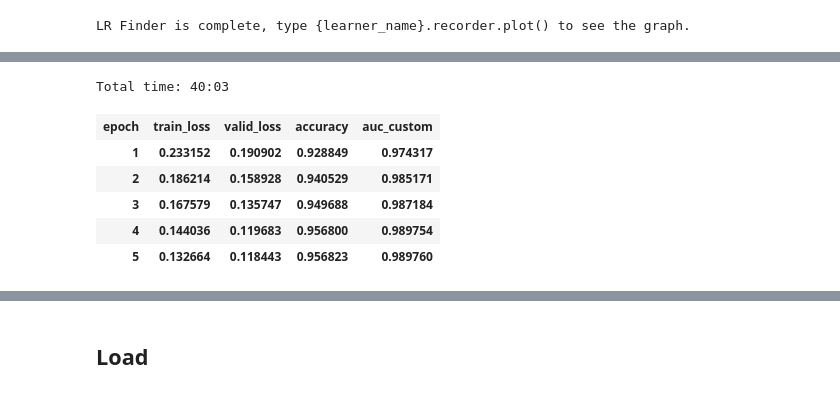
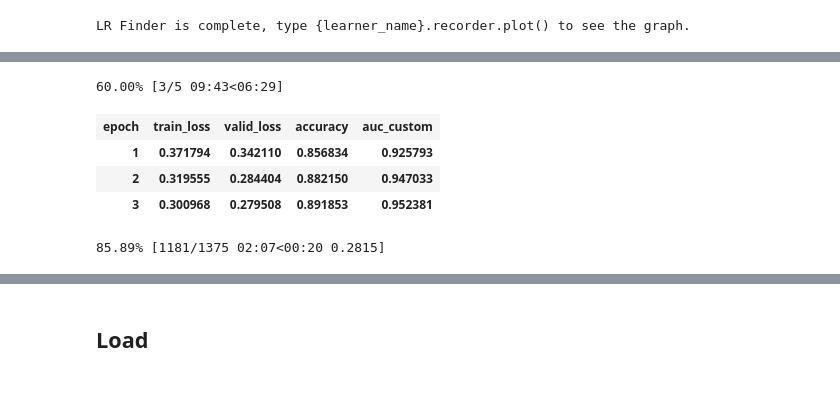
Before and after one commit to ChristophNeuner/Histopathologic-Cancer-Detection, a Jupyter notebook: hcd.ipynb, the cells around one changed output, grey strips where cells are left out. Cells and saved outputs as stored; diff of their text form; code cells hidden in the pictures.

```diff
--- a/hcd.ipynb
+++ b/hcd.ipynb
@@ -47,10 +44,21 @@ bs = 128
+# %%
+sz = 48
+bs = 128
 # %% [markdown]
 # Data
+# %%
+tfms = ([crop(size=sz),
+      RandTransform(tfm=TfmAffine (dihedral_affine), kwargs={}, p=1.0, resolved={}, do_run=True, is_random=True),
+      RandTransform(tfm=TfmCoord (symmetric_warp), kwargs={'magnitude': (-0.2, 0.2)}, p=0.75, resolved={}, do_run=True, is_random=True),
+      RandTransform(tfm=TfmAffine (rotate), kwargs={'degrees': (-10.0, 10.0)}, p=0.75, resolved={}, do_run=True, is_random=True),
+      RandTransform(tfm=TfmLighting (brightness), kwargs={'change': (0.4, 0.6)}, p=0.75, resolved={}, do_run=True, is_random=True),
+      RandTransform(tfm=TfmLighting (contrast), kwargs={'scale': (0.8, 1.25)}, p=0.75, resolved={}, do_run=True, is_random=True)],
+     [crop(size=sz)])
 # %%
 data = (ImageItemList.from_csv(path=PATH, csv_name=CSV_NAME, folder=TRAIN_NAME, suffix='.tif')
 .random_split_by_pct(0.2)
 .label_from_df()
 .add_test_folder(test_folder=TEST_NAME, label=None)
-.transform(get_transforms(flip_vert=True), size=sz)
+.transform(tfms)
 .databunch(bs=bs, num_workers=nw)
 .normalize(imagenet_stats))
@@ -73,7 +83,7 @@ def auc_custom(y_pred:torch.Tensor, y_true:torch.Tensor):
 # %% [markdown]
 ## Create
 # %%
-arch = torchvision.models.densenet121
+arch = torchvision.models.resnet50
 # %%
 learner = create_cnn(data=data,
                      arch=arch,
@@ -228,14 +240,13 @@ learner.recorder.plot()
 # %%
 lr = 1e-2
 # %%
-learner.fit_one_cycle(cyc_len=5, max_lr=slice(lr), div_factor=10)
+learner.fit_one_cycle(cyc_len=5, max_lr=slice(lr))
 # %% [output]
-Total time: 40:03
+60.00% [3/5 09:43<06:29]
 | epoch | train_loss | valid_loss | accuracy | auc_custom |
-| 1 | 0.233152 | 0.190902 | 0.928849 | 0.974317 |
-| 2 | 0.186214 | 0.158928 | 0.940529 | 0.985171 |
-| 3 | 0.167579 | 0.135747 | 0.949688 | 0.987184 |
-| 4 | 0.144036 | 0.119683 | 0.956800 | 0.989754 |
-| 5 | 0.132664 | 0.118443 | 0.956823 | 0.989760 |
+| 1 | 0.371794 | 0.342110 | 0.856834 | 0.925793 |
+| 2 | 0.319555 | 0.284404 | 0.882150 | 0.947033 |
+| 3 | 0.300968 | 0.279508 | 0.891853 | 0.952381 |
+85.89% [1181/1375 02:07<00:20 0.2815]
 # %%
 learner.recorder.plot_lr()
```
Also changed, not shown: parts of 28 cells of this notebook, 2 other files.
